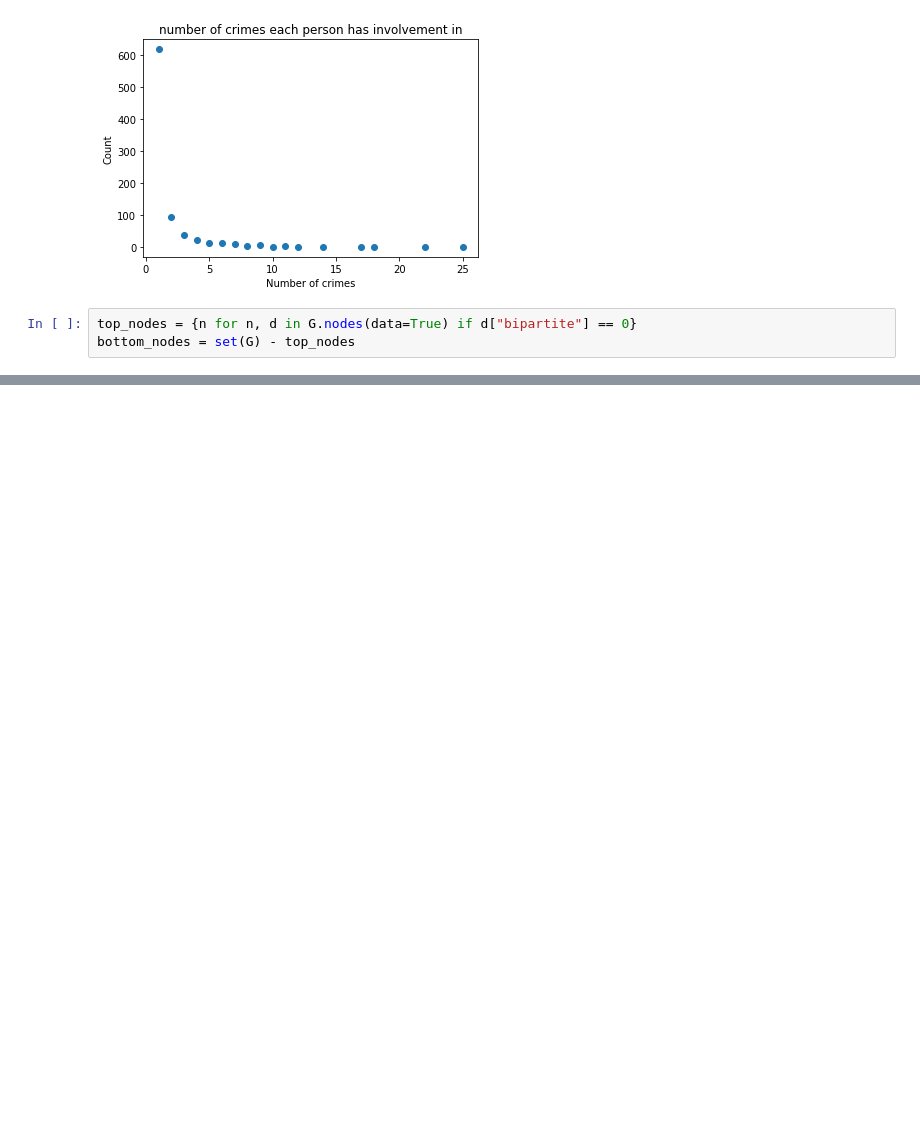
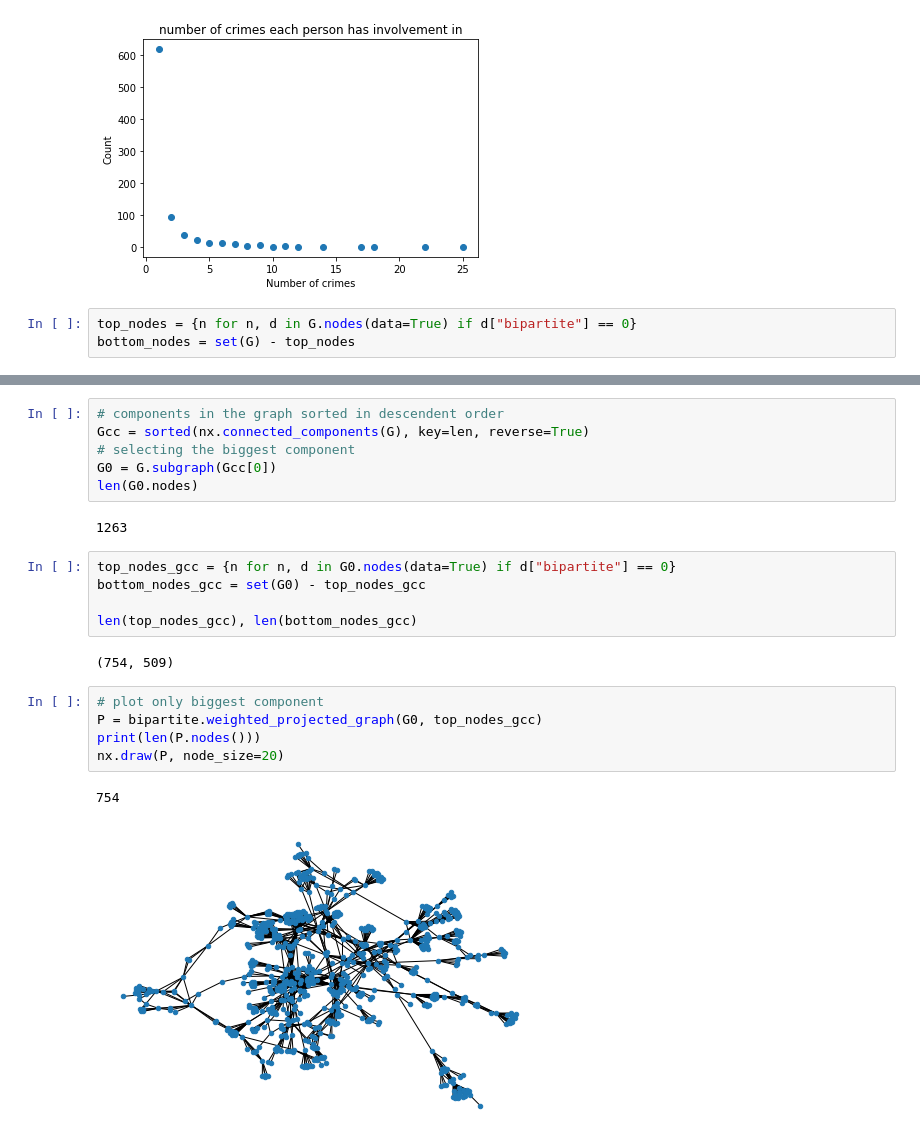
Before and after one commit to dmdequin/CrimeNetworkAnalysis, a Jupyter notebook: Notebooks/Sanna.ipynb, the cells around one changed output, grey strips where cells are left out. Saved outputs shown, nothing was run; the diff lists cells and outputs as text; blank space fills up the shorter version.

```diff
--- a/Notebooks/Sanna.ipynb
+++ b/Notebooks/Sanna.ipynb
@@ -147,0 +149,23 @@ nx.draw(C, node_size=20)
+# %%
+# components in the graph sorted in descendent order
+Gcc = sorted(nx.connected_components(G), key=len, reverse=True)
+# selecting the biggest component
+G0 = G.subgraph(Gcc[0])
+len(G0.nodes)
+# %% [output]
+1263
+# %%
+top_nodes_gcc = {n for n, d in G0.nodes(data=True) if d["bipartite"] == 0}
+bottom_nodes_gcc = set(G0) - top_nodes_gcc
+
+len(top_nodes_gcc), len(bottom_nodes_gcc)
+# %% [output]
+(754, 509)
+# %%
+# plot only biggest component
+P = bipartite.weighted_projected_graph(G0, top_nodes_gcc)
+print(len(P.nodes()))
+nx.draw(P, node_size=20)
+# %% [output]
+754
+[figure, added]
```
Also changed, not shown: parts of 16 cells of this notebook.
